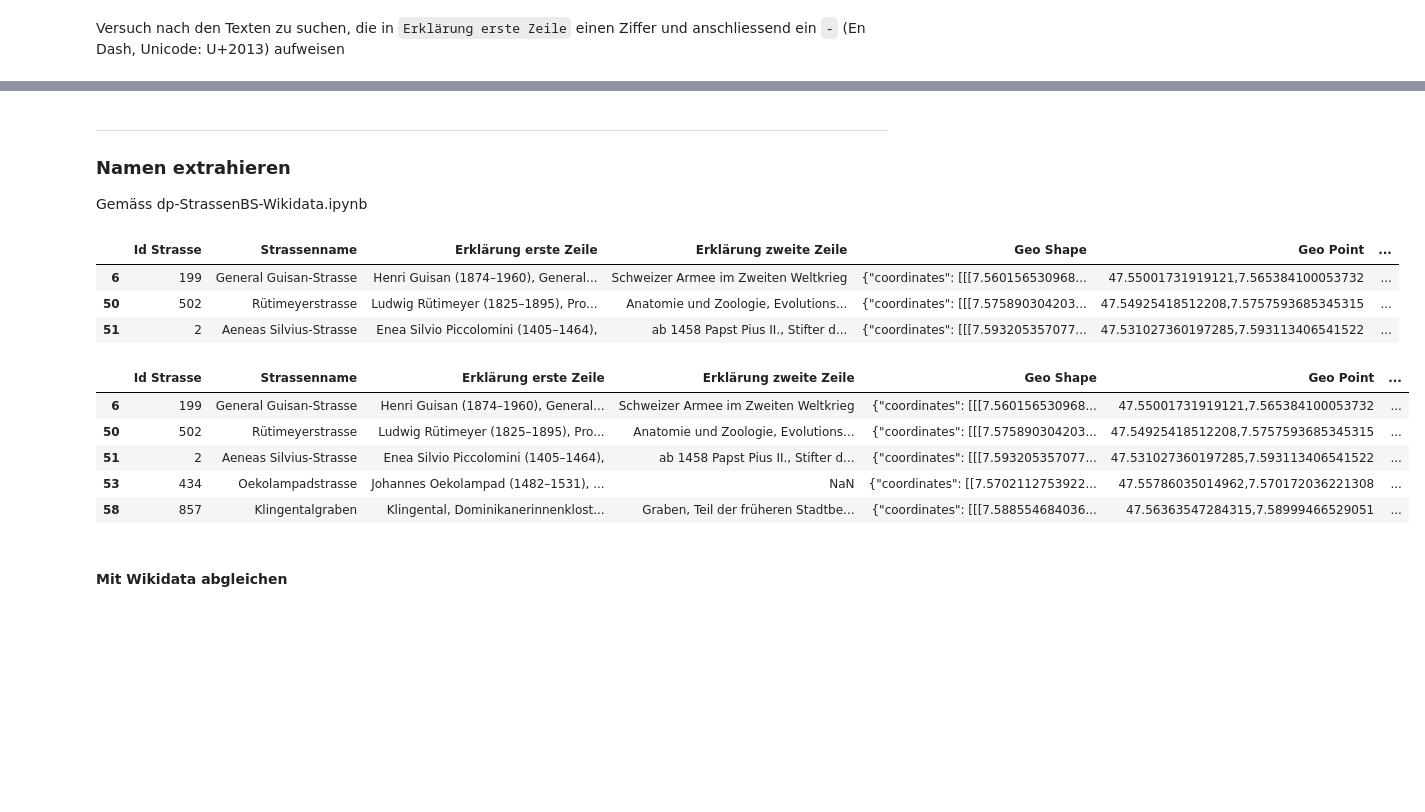
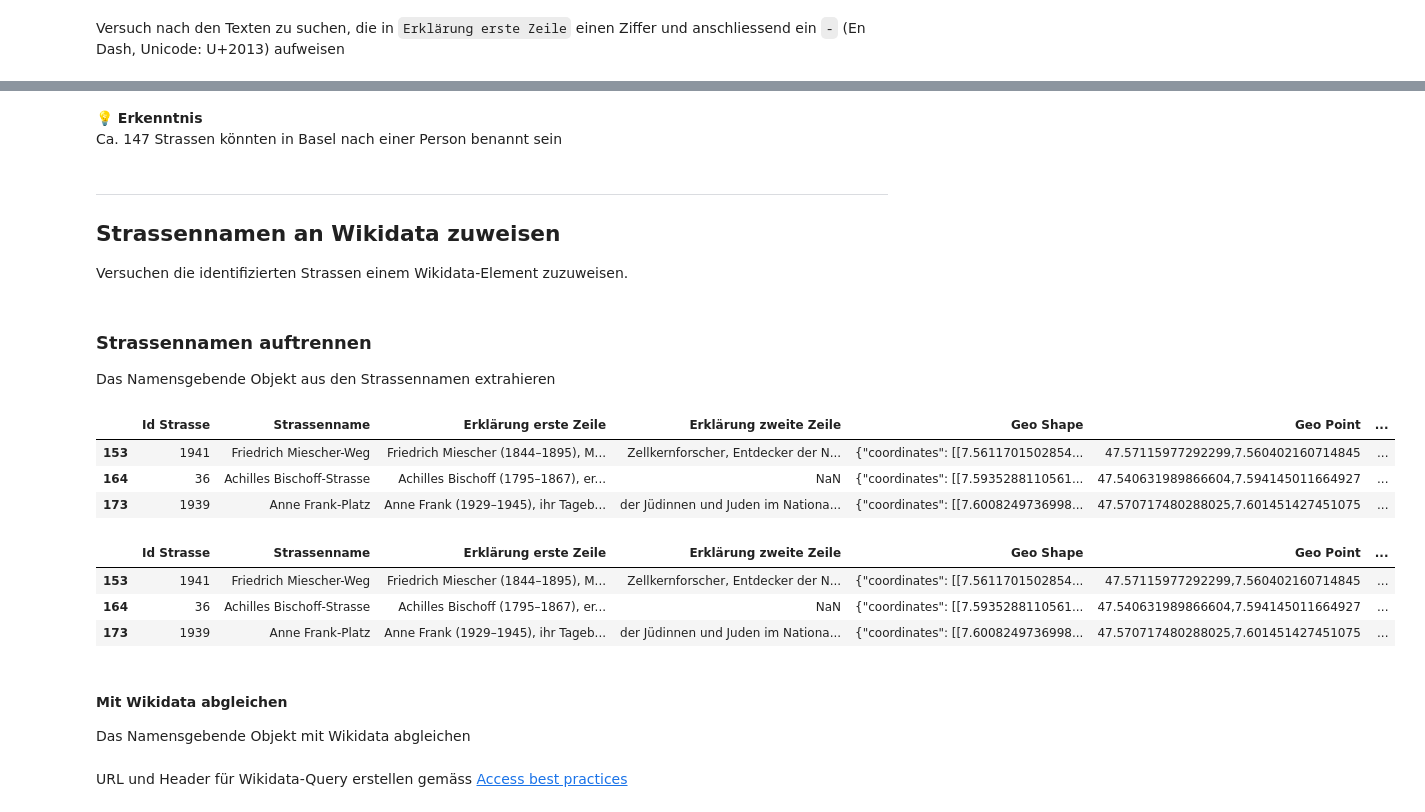
Before and after one commit to CaptainInler/cassda-zertifikatsarbeit, a Jupyter notebook: Datapreparation/dp-StrassenBS-Menschen.ipynb, the cells around one changed output, grey strips where cells are left out. Cells and saved outputs as stored; diff of their text form; code cells hidden in the pictures; blank space fills up the shorter version.

```diff
--- a/Datapreparation/dp-StrassenBS-Menschen.ipynb
+++ b/Datapreparation/dp-StrassenBS-Menschen.ipynb
@@ -81,26 +76,32 @@ Data columns (total 10 columns):
  9   Kurztext                147 non-null    object
 dtypes: int64(1), object(9)
 memory usage: 12.6+ KB
+# %% [markdown]
+**💡 Erkenntnis**
+Ca. 147 Strassen könnten in Basel nach einer Person benannt sein
 # %% [markdown]
 ----
-### Namen extrahieren
-Gemäss dp-StrassenBS-Wikidata.ipynb
+## Strassennamen an Wikidata zuweisen
+Versuchen die identifizierten Strassen einem Wikidata-Element zuzuweisen.
+# %% [markdown]
+### Strassennamen auftrennen
+Das Namensgebende Objekt aus den Strassennamen extrahieren
 # %%
-seperators =["strasse", "-Strasse", "weg", "-Weg", "-Anlage", "anlage", "-Promenade", "rain", "gasse", "gässlein", "gässchen",
-             "-Steg", "platz", "-Platz", "-Brücke", "-Passage", "graben", "-Graben", "steg", "-Park", "park", "schanze", "tunnel", "kreisel", "ring", "allee"]
+seperators =["strasse", "-Strasse", "weg", "-Weg", "-Wegli", "weglein" "-Anlage", "anlage", "-Promenade", "rain", "gasse", "gässlein", "gässchen",
+             "-Steg", "platz", "-Platz", "-Brücke", "brücke", "-Passage", "graben", "-Graben", "steg", "-Park", "park", "schanze", "tunnel", "kreisel", "ring", "allee", "-Allee"]
 # %%
 import numpy as np
 
 dfnumberStam = dfnumber.copy() #Sonst gibt es eine Warnung beim setzen der neuen Spalte
 dfnumberStam["Stamm"] = dfnumberStam["Strassenname"]
 dfnumberStam["suffix"] = np.nan
-
-dfnumberStam.head(3)
-# %% [output]
-|  | Id Strasse | Strassenname | Erklärung erste Zeile | Erklärung zweite Zeile | Geo Shape | Geo Point | ... |
-| 6 | 199 | General Guisan-Strasse | Henri Guisan (1874–1960), General... | Schweizer Armee im Zweiten Weltkrieg | {"coordinates": [[[7.560156530968... | 47.55001731919121,7.565384100053732 | ... |
-| 50 | 502 | Rütimeyerstrasse | Ludwig Rütimeyer (1825–1895), Pro... | Anatomie und Zoologie, Evolutions... | {"coordinates": [[[7.575890304203... | 47.54925418512208,7.5757593685345315 | ... |
-| 51 | 2 | Aeneas Silvius-Strasse | Enea Silvio Piccolomini (1405–1464), | ab 1458 Papst Pius II., Stifter d... | {"coordinates": [[[7.593205357077... | 47.531027360197285,7.593113406541522 | ... |
+# %%
+dfnumberStam.head(3)
+# %% [output]
+|  | Id Strasse | Strassenname | Erklärung erste Zeile | Erklärung zweite Zeile | Geo Shape | Geo Point | ... |
+| 153 | 1941 | Friedrich Miescher-Weg | Friedrich Miescher (1844–1895), M... | Zellkernforscher, Entdecker der N... | {"coordinates": [[7.5611701502854... | 47.57115977292299,7.560402160714845 | ... |
+| 164 | 36 | Achilles Bischoff-Strasse | Achilles Bischoff (1795–1867), er... | NaN | {"coordinates": [[7.5935288110561... | 47.540631989866604,7.594145011664927 | ... |
+| 173 | 1939 | Anne Frank-Platz | Anne Frank (1929–1945), ihr Tageb... | der Jüdinnen und Juden im Nationa... | {"coordinates": [[7.6008249736998... | 47.570717480288025,7.601451427451075 | ... |
 # %%
 for seperator in seperators:
 
@@ -115,15 +116,14 @@ for seperator in seperators:
 
     del dfnumberStam['temp']
 # %%
-dfnumberStam.head()
+dfnumberStam.head(3)
 # %% [output]
 |  | Id Strasse | Strassenname | Erklärung erste Zeile | Erklärung zweite Zeile | Geo Shape | Geo Point | ... |
-| 6 | 199 | General Guisan-Strasse | Henri Guisan (1874–1960), General... | Schweizer Armee im Zweiten Weltkrieg | {"coordinates": [[[7.560156530968... | 47.55001731919121,7.565384100053732 | ... |
-| 50 | 502 | Rütimeyerstrasse | Ludwig Rütimeyer (1825–1895), Pro... | Anatomie und Zoologie, Evolutions... | {"coordinates": [[[7.575890304203... | 47.54925418512208,7.5757593685345315 | ... |
-| 51 | 2 | Aeneas Silvius-Strasse | Enea Silvio Piccolomini (1405–1464), | ab 1458 Papst Pius II., Stifter d... | {"coordinates": [[[7.593205357077... | 47.531027360197285,7.593113406541522 | ... |
-| 53 | 434 | Oekolampadstrasse | Johannes Oekolampad (1482–1531), ... | NaN | {"coordinates": [[7.5702112753922... | 47.55786035014962,7.570172036221308 | ... |
-| 58 | 857 | Klingentalgraben | Klingental, Dominikanerinnenklost... | Graben, Teil der früheren Stadtbe... | {"coordinates": [[[7.588554684036... | 47.56363547284315,7.58999466529051 | ... |
+| 153 | 1941 | Friedrich Miescher-Weg | Friedrich Miescher (1844–1895), M... | Zellkernforscher, Entdecker der N... | {"coordinates": [[7.5611701502854... | 47.57115977292299,7.560402160714845 | ... |
+| 164 | 36 | Achilles Bischoff-Strasse | Achilles Bischoff (1795–1867), er... | NaN | {"coordinates": [[7.5935288110561... | 47.540631989866604,7.594145011664927 | ... |
+| 173 | 1939 | Anne Frank-Platz | Anne Frank (1929–1945), ihr Tageb... | der Jüdinnen und Juden im Nationa... | {"coordinates": [[7.6008249736998... | 47.570717480288025,7.601451427451075 | ... |
 # %% [markdown]
 #### Mit Wikidata abgleichen
+Das Namensgebende Objekt mit Wikidata abgleichen
 # %%
 from SPARQLWrapper import SPARQLWrapper, JSON
@@ -132,3 +130,5 @@ URL und Header für Wikidata-Query erstellen gemäss [Access best practices](htt
+# %% [markdown]
+URL und Header für Wikidata-Query erstellen gemäss [Access best practices](https://www.wikidata.org/wiki/Wikidata:Data_access#Access_best_practices)
 # %%
 wdUrl = "https://query.wikidata.org/sparql"
 user_agent = 'Streetnamequery/1.0 (https://github.com/CaptainInler/cassda-zertifikatsarbeit)'
```
Also changed, not shown: parts of 27 cells of this notebook, 2 other files.
